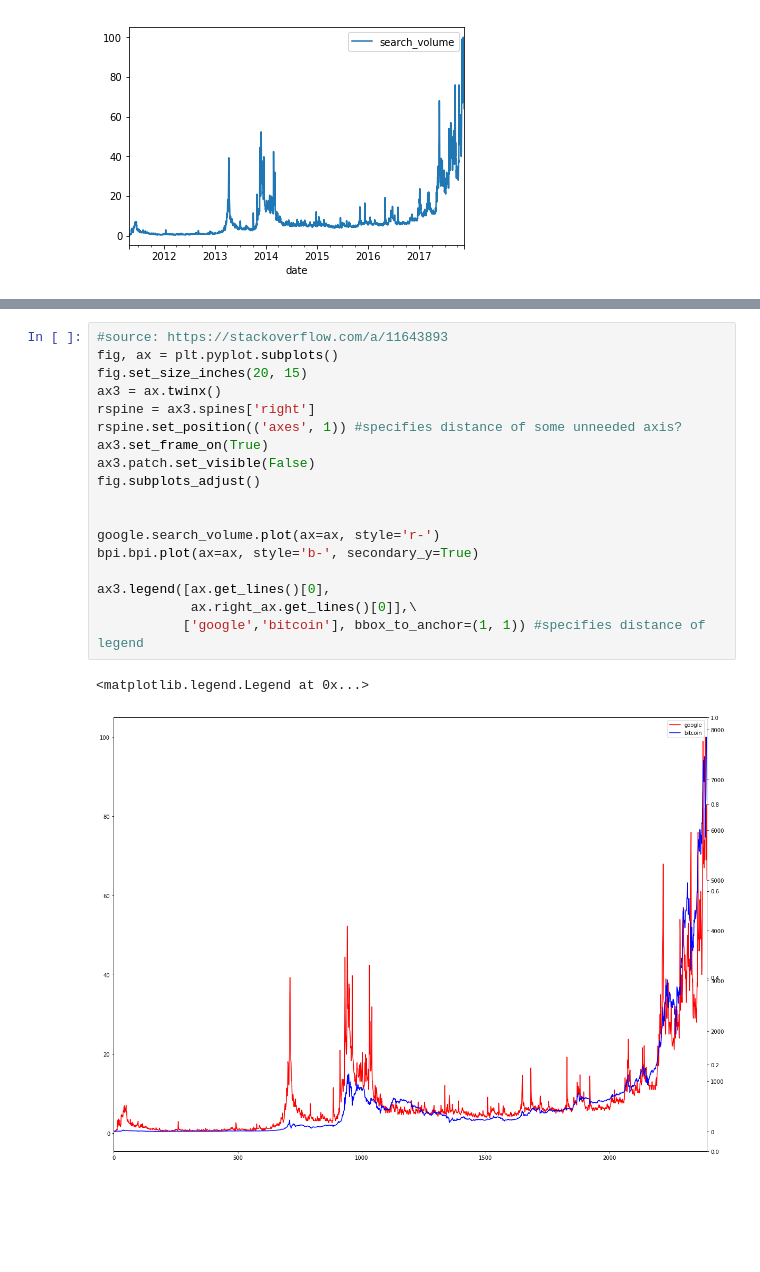
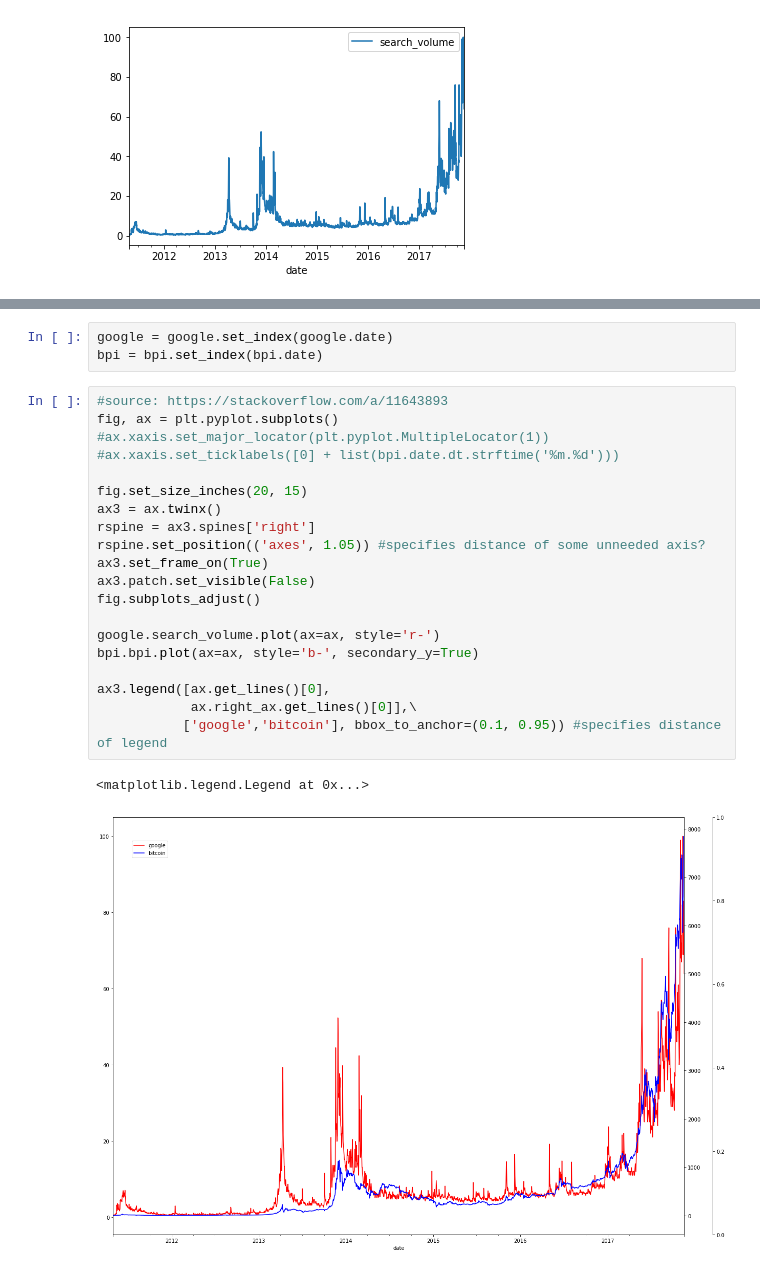
Before and after one commit to thutrangdong/coding-thesis, a Jupyter notebook: workspace_jupyter/Production.ipynb, the cells around one changed output, grey strips where cells are left out. Drawn from its saved outputs; the diff is of its cells as text; blank space fills up the shorter version.

```diff
--- a/workspace_jupyter/Production.ipynb
+++ b/workspace_jupyter/Production.ipynb
@@ -45,21 +41,26 @@ bpi.plot(x='date', y='bpi')
+# %%
+google = google.set_index(google.date)
+bpi = bpi.set_index(bpi.date)
 # %%
 #source: https://stackoverflow.com/a/11643893
 fig, ax = plt.pyplot.subplots()
+#ax.xaxis.set_major_locator(plt.pyplot.MultipleLocator(1))
+#ax.xaxis.set_ticklabels([0] + list(bpi.date.dt.strftime('%m.%d')))
+
 fig.set_size_inches(20, 15)
 ax3 = ax.twinx()
 rspine = ax3.spines['right']
-rspine.set_position(('axes', 1)) #specifies distance of some unneeded axis?
+rspine.set_position(('axes', 1.05)) #specifies distance of some unneeded axis?
 ax3.set_frame_on(True)
 ax3.patch.set_visible(False)
 fig.subplots_adjust()
-
 
 google.search_volume.plot(ax=ax, style='r-')
 bpi.bpi.plot(ax=ax, style='b-', secondary_y=True)
 
 ax3.legend([ax.get_lines()[0],
             ax.right_ax.get_lines()[0]],\
-           ['google','bitcoin'], bbox_to_anchor=(1, 1)) #specifies distance of legend
+           ['google','bitcoin'], bbox_to_anchor=(0.1, 0.95)) #specifies distance of legend
 # %% [output]
 <matplotlib.legend.Legend at 0x...>
-[figure, old version]
+[figure, new version]
```
Also changed, not shown: parts of 9 cells of this notebook, 1 other file.
